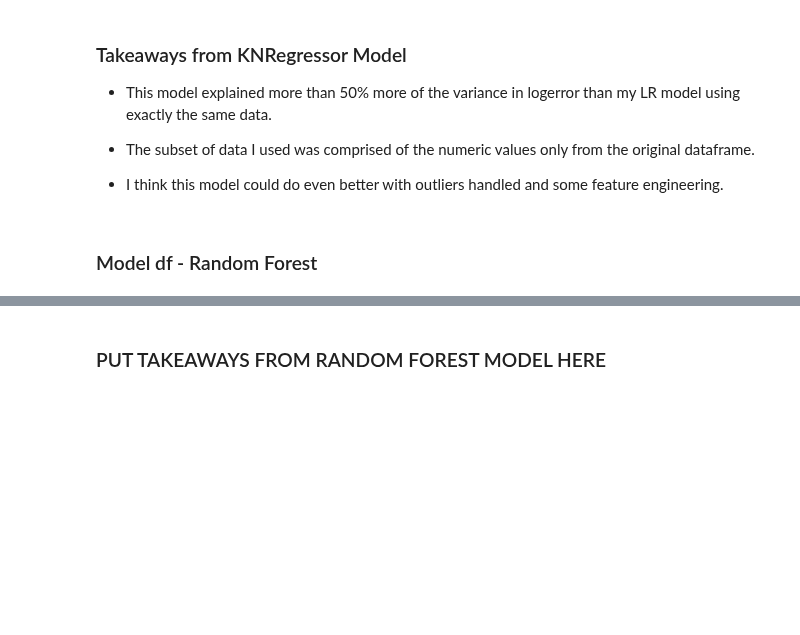
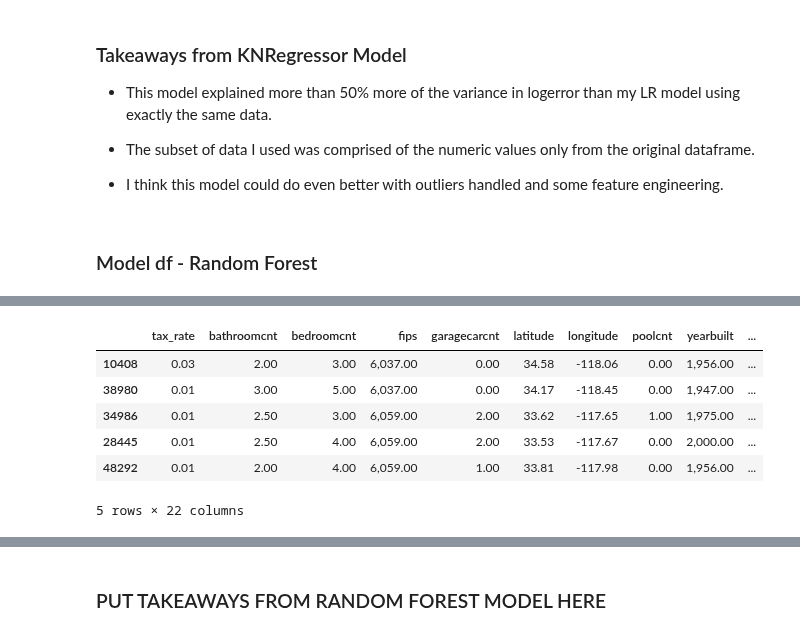
Before and after one commit to FJ-Zillow-Org/Zillow, a Jupyter notebook: jeffs_deliverable_Copy2.ipynb, the cells around one changed output, grey strips where cells are left out. Drawn from its saved outputs; the diff is of its cells as text; code cells hidden in the pictures; blank space fills up the shorter version.

```diff
--- a/jeffs_deliverable_Copy2.ipynb
+++ b/jeffs_deliverable_Copy2.ipynb
@@ -419,2 +353,2 @@ train.dropna(inplace=True)
 # %%
-test.dropna(inplace=True)
+test_cluster_sqft.dropna(inplace=True)
@@ -660 +508,3 @@ train_cluster_sqft.head()
+# %%
+test_cluster_sqft = test_cluster_sqft.drop(columns=['calculatedfinishedsquarefeet', 'lotsizesquarefeet', 'taxvaluedollarcnt', 'landtaxvaluedollarcnt'])
 # %%
@@ -788,3 +654,13 @@ rf.fit(X_train, y_train)
+# %%
+X_test.head()
+# %% [output]
+|  | tax_rate | bathroomcnt | bedroomcnt | fips | garagecarcnt | latitude | longitude | poolcnt | yearbuilt | ... |
+| 10408 | 0.03 | 2.00 | 3.00 | 6,037.00 | 0.00 | 34.58 | -118.06 | 0.00 | 1,956.00 | ... |
+| 38980 | 0.01 | 3.00 | 5.00 | 6,037.00 | 0.00 | 34.17 | -118.45 | 0.00 | 1,947.00 | ... |
+| 34986 | 0.01 | 2.50 | 3.00 | 6,059.00 | 2.00 | 33.62 | -117.65 | 1.00 | 1,975.00 | ... |
+| 28445 | 0.01 | 2.50 | 4.00 | 6,059.00 | 2.00 | 33.53 | -117.67 | 0.00 | 2,000.00 | ... |
+| 48292 | 0.01 | 2.00 | 4.00 | 6,059.00 | 1.00 | 33.81 | -117.98 | 0.00 | 1,956.00 | ... |
+5 rows × 22 columns
 # %%
 from sklearn.metrics import mean_squared_error
 
```
Also changed, not shown: parts of 50 cells of this notebook.
